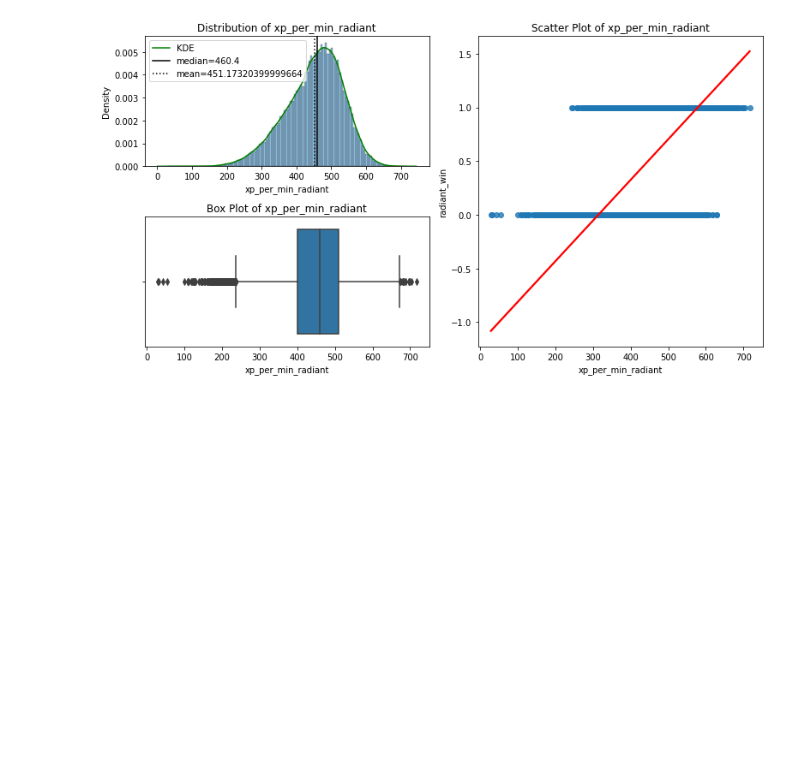
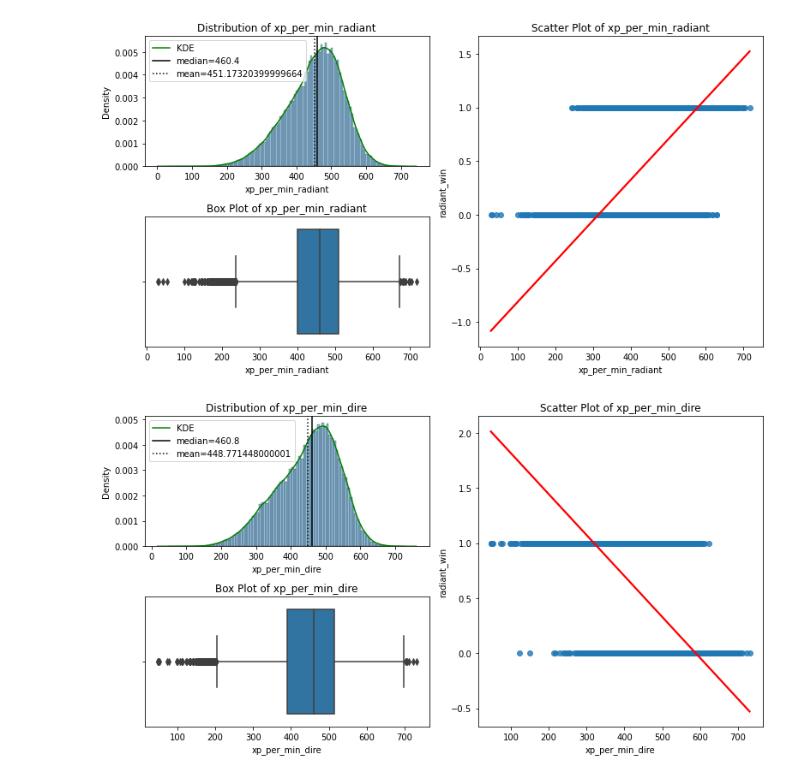
Before and after one commit to Serzhanov/Dota2_match_predicter-analyse, a Jupyter notebook: dota-2.ipynb, the cells around one changed output. Cells and saved outputs as stored; diff of their text form; code cells hidden in the pictures; blank space fills up the shorter version.

```diff
--- a/dota-2.ipynb
+++ b/dota-2.ipynb
@@ -223,3 +218,7 @@ def visual_eda(df, target, col):
 visual_eda(data_matches, 'radiant_win', 'xp_per_min_radiant');
 # %% [output]
 [figure]
+# %%
+visual_eda(data_matches, 'radiant_win', 'xp_per_min_dire');
+# %% [output]
+[figure, added]
```
Also changed, not shown: parts of 12 cells of this notebook.
